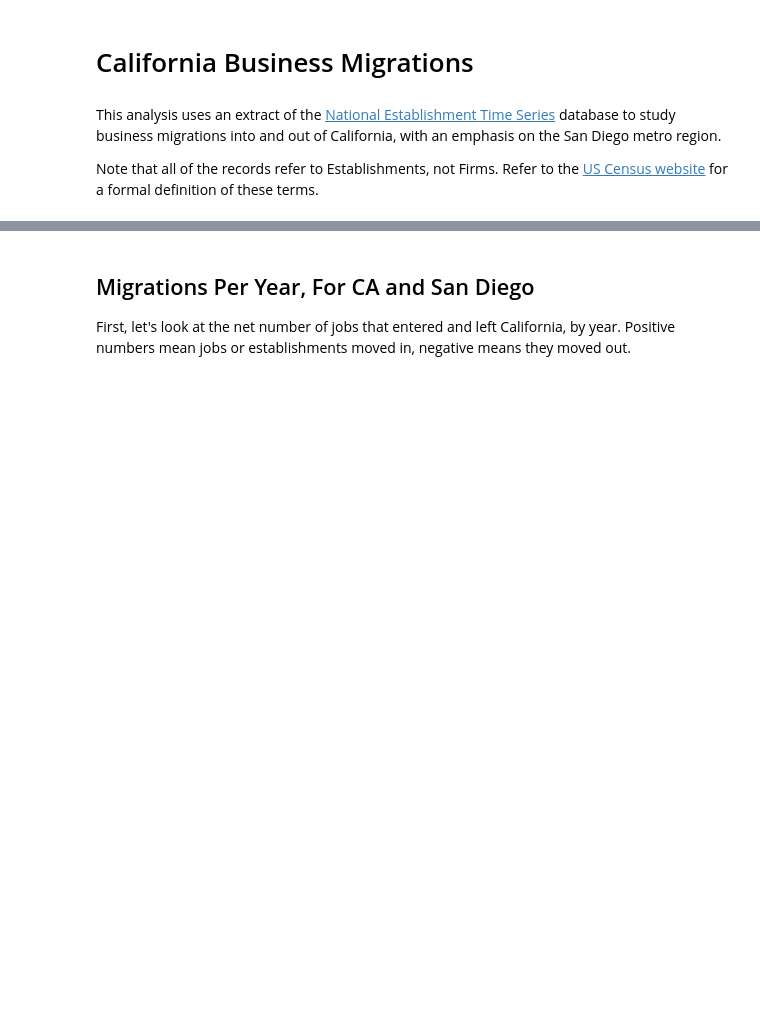
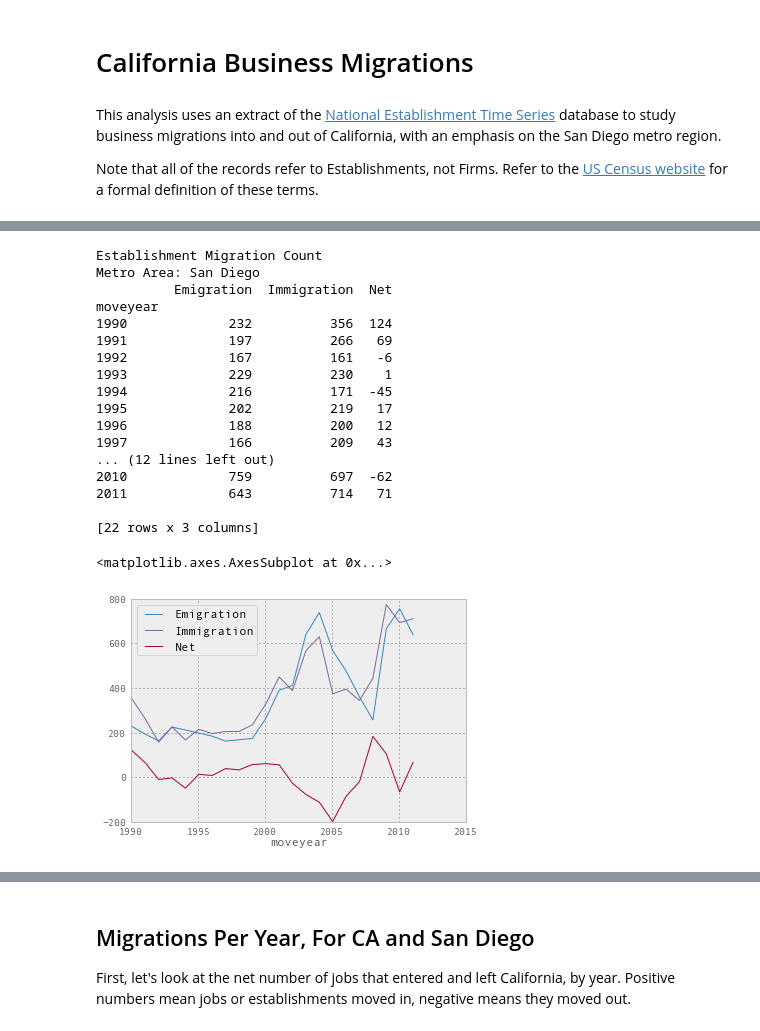
Before and after one commit to SDRDLAnalysts/pdp-data-projects, a Jupyter notebook: voiceofsandiego.org/business-migrations/analysts/gonzalo.ipynb, the cells around one changed output, grey strips where cells are left out. Cells and saved outputs as stored; diff of their text form; code cells hidden in the pictures; blank space fills up the shorter version.

```diff
--- a/voiceofsandiego.org/business-migrations/analysts/gonzalo.ipynb
+++ b/voiceofsandiego.org/business-migrations/analysts/gonzalo.ipynb
@@ -45,0 +93,33 @@ NoAuthHandlerFound: No handler was ready to authenticate. 1 handlers were checke
+# %%
+print "Establishment Migration Count"
+print "Metro Area: San Diego"
+sdim = df[(df.origin_metro_area!='San Diego-Carlsbad-San Marcos, CA')&(df.destination_metro_area=='San Diego-Carlsbad-San Marcos, CA')].groupby('moveyear').estabs.sum()
+sdem = df[(df.origin_metro_area=='San Diego-Carlsbad-San Marcos, CA')&(df.destination_metro_area!='San Diego-Carlsbad-San Marcos, CA')].groupby('moveyear').estabs.sum()
+
+sdmi = pd.DataFrame({
+'Immigration': pd.Series(sdim),
+'Emigration': pd.Series(sdem),
+'Net': pd.Series(sdim-sdem)
+})
+print sdmi
+sdmi.plot()
+# %% [output]
+Establishment Migration Count
+Metro Area: San Diego
+          Emigration  Immigration  Net
+moveyear
+1990             232          356  124
+1991             197          266   69
+1992             167          161   -6
+1993             229          230    1
+1994             216          171  -45
+1995             202          219   17
+1996             188          200   12
+1997             166          209   43
+... (12 lines left out)
+2010             759          697  -62
+2011             643          714   71
+
+[22 rows x 3 columns]
+<matplotlib.axes.AxesSubplot at 0x...>
+[figure, added]
```
Also changed, not shown: parts of 11 cells of this notebook.
